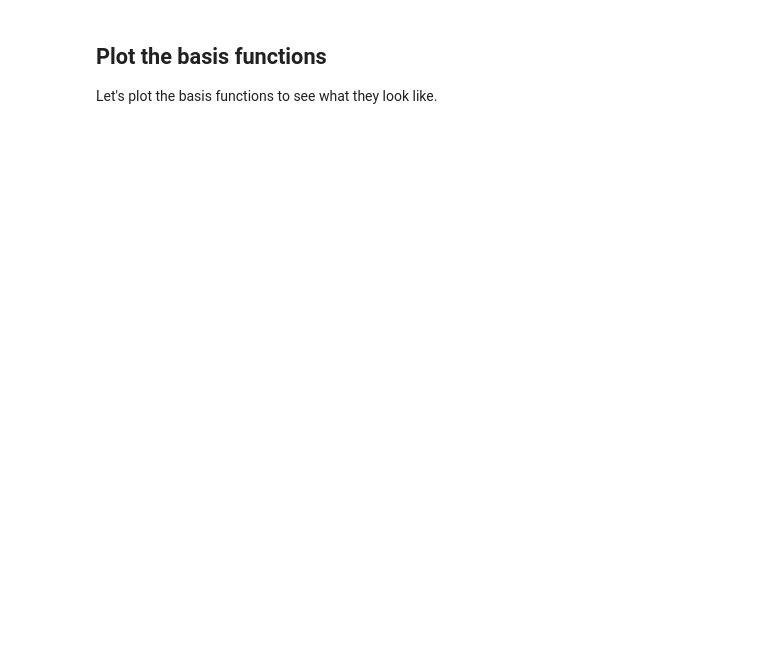
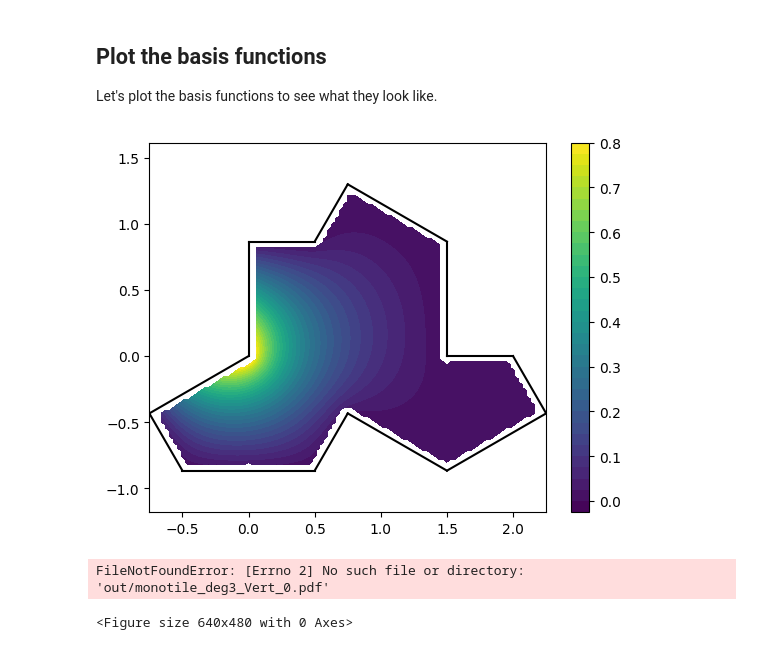
Before and after one commit to samreynoldsmath/PuncturedFEM, a Jupyter notebook: examples/ex1d-hat-tile.ipynb, the cells around one changed output. Cells and saved outputs as stored; diff of their text form; code cells hidden in the pictures; blank space fills up the shorter version.

```diff
--- a/examples/ex1d-hat-tile.ipynb
+++ b/examples/ex1d-hat-tile.ipynb
@@ -157,5 +169,12 @@ print(f"dim(V_{V.deg}(K)) = {V.num_funs}")
 ## Plot the basis functions
 Let's plot the basis functions to see what they look like.
 # %%
-for v in V.edge_funs:
-    pf.plot.LocalFunctionPlot(v).draw_vals(title=f"{v.key.fun_type}")
+for i, v in enumerate(V.get_basis()):
+    pf.plot.LocalFunctionPlot(v).draw_vals(
+        filename=f"out/monotile_deg{V.deg}_{v.key.fun_type}_{i}.pdf",
+        show_plot=True,
+    )
+# %% [output]
+[figure, added]
+FileNotFoundError: [Errno 2] No such file or directory: 'out/monotile_deg3_Vert_0.pdf'
+<Figure size 640x480 with 0 Axes>
```
Also changed, not shown: parts of 4 cells of this notebook, 3 other files.
